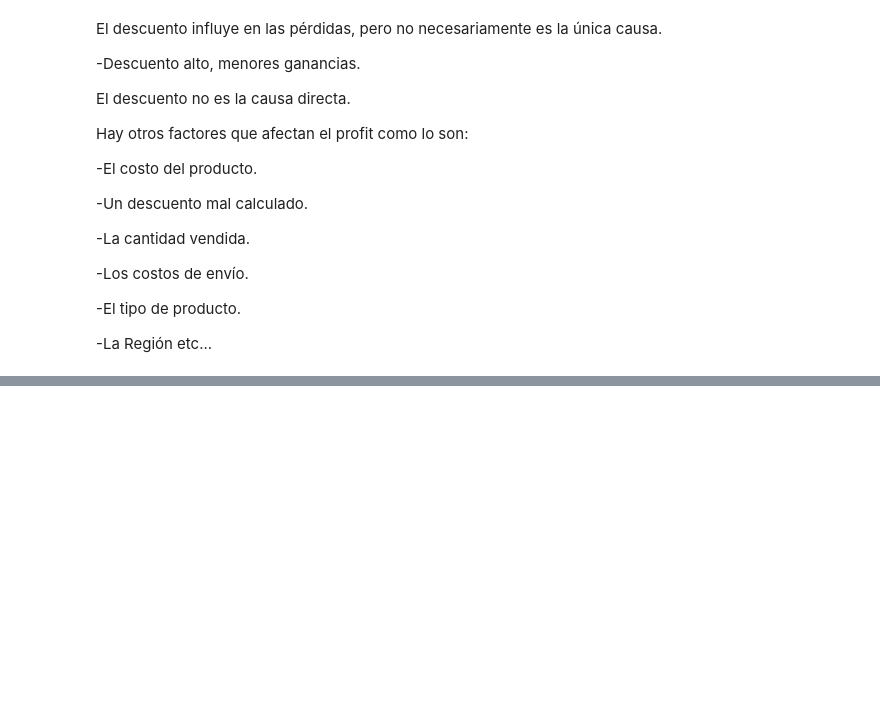
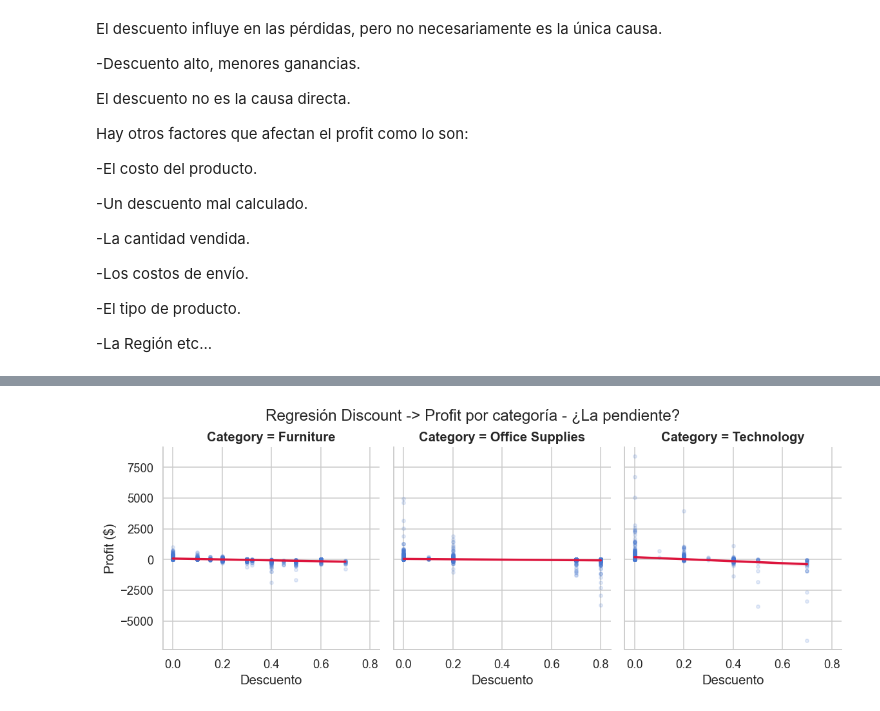
Before and after one commit to Jorge0827/MasterIA-Cohorte7, a Jupyter notebook: Modulo2/clase_3/clase_3_correlación_causalidad.ipynb, the cells around one changed output, grey strips where cells are left out. Cells and saved outputs as stored; diff of their text form; code cells hidden in the pictures; blank space fills up the shorter version.

```diff
--- a/Modulo2/clase_3/clase_3_correlación_causalidad.ipynb
+++ b/Modulo2/clase_3/clase_3_correlación_causalidad.ipynb
@@ -339,0 +413,18 @@ Hay otros factores que afectan el profit como lo son:
+# %%
+#Implot: Regresion separada por grupos
+
+g_implot = sns.lmplot(
+    data=df,
+    x='Discount', y='Profit',
+    col='Category',
+    scatter_kws={'alpha': 0.15, 's': 12,},
+    line_kws={'color': 'crimson'},
+    height=4, aspect=0.9,
+    ci= 95
+
+)
+g_implot.set_axis_labels('Descuento', 'Profit ($)')
+g_implot.figure.suptitle('Regresión Discount -> Profit por categoría - ¿La pendiente?', y=1.03)
+plt.show()
+# %% [output]
+[figure, added]
```
Also changed, not shown: parts of 6 cells of this notebook.
